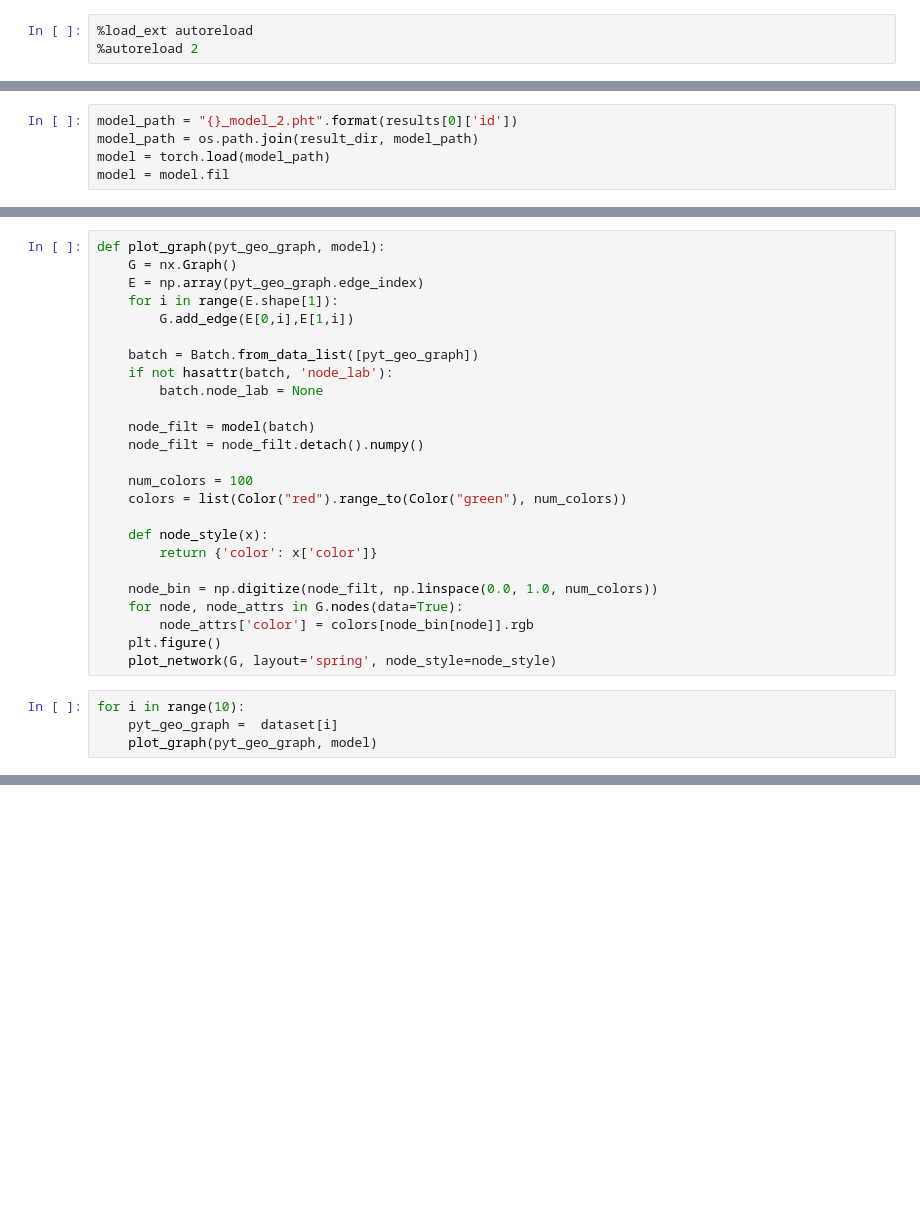
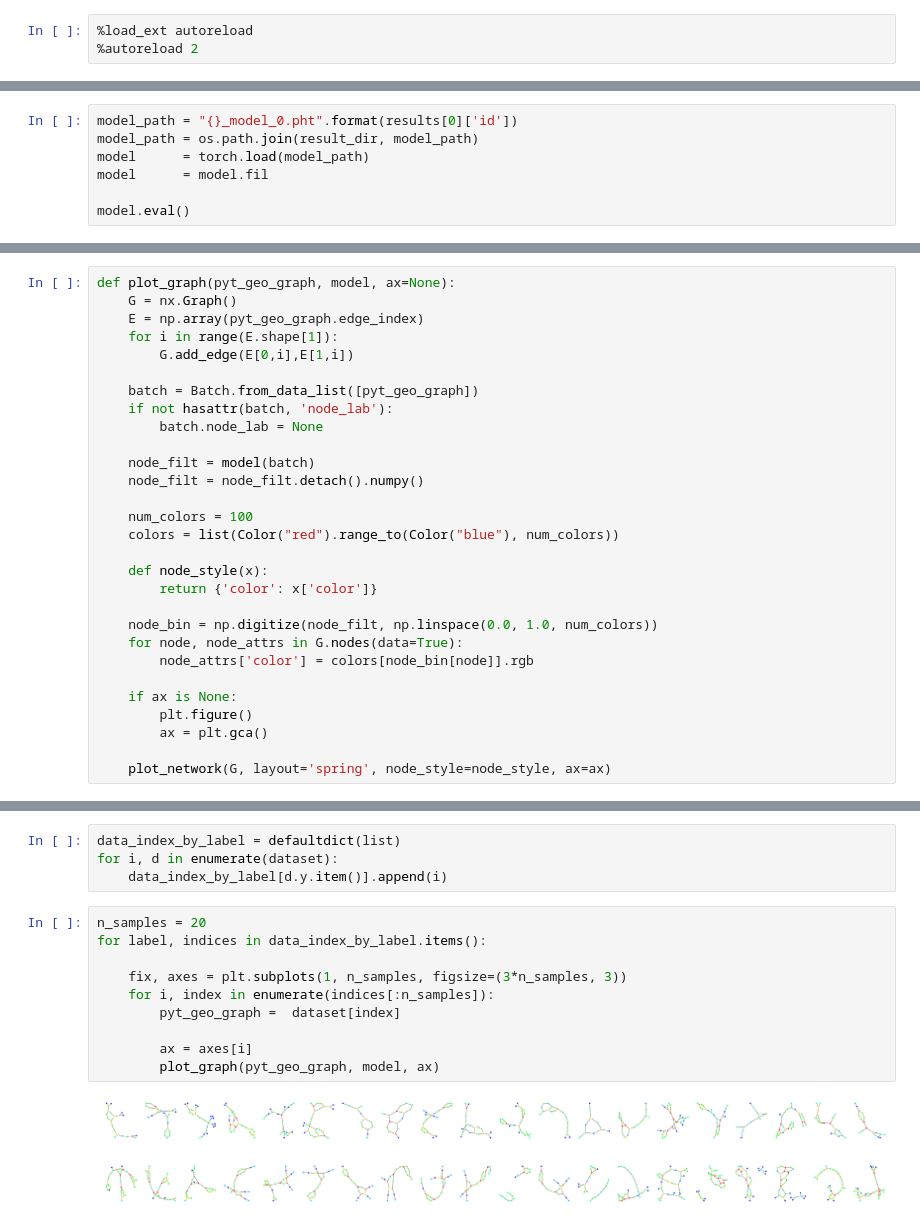
Before and after one commit to c-hofer/graph_filtration_learning, a Jupyter notebook: plt_filtration_visualization.ipynb, the cells around one changed output, grey strips where cells are left out. Cells and saved outputs as stored; diff of their text form; blank space fills up the shorter version.

```diff
--- a/plt_filtration_visualization.ipynb
+++ b/plt_filtration_visualization.ipynb
@@ -55,5 +72,7 @@ def show_graph(T):
 # %%
-model_path = "{}_model_2.pht".format(results[0]['id'])
+model_path = "{}_model_0.pht".format(results[0]['id'])
 model_path = os.path.join(result_dir, model_path)
-model = torch.load(model_path)
-model = model.fil
+model      = torch.load(model_path)
+model      = model.fil
+
+model.eval()
@@ -60,5 +97,5 @@ model = model.fil
 # %%
-def plot_graph(pyt_geo_graph, model):
+def plot_graph(pyt_geo_graph, model, ax=None):
     G = nx.Graph()
     E = np.array(pyt_geo_graph.edge_index)
     for i in range(E.shape[1]):
@@ -72,7 +109,7 @@ def plot_graph(pyt_geo_graph, model):
     node_filt = node_filt.detach().numpy()
 
     num_colors = 100
-    colors = list(Color("red").range_to(Color("green"), num_colors))
+    colors = list(Color("red").range_to(Color("blue"), num_colors))
 
     def node_style(x):
         return {'color': x['color']}
@@ -80,9 +117,9 @@ def plot_graph(pyt_geo_graph, model):
     node_bin = np.digitize(node_filt, np.linspace(0.0, 1.0, num_colors))
     for node, node_attrs in G.nodes(data=True):
         node_attrs['color'] = colors[node_bin[node]].rgb
-    plt.figure()
-    plot_network(G, layout='spring', node_style=node_style)
+
+    if ax is None:
+        plt.figure()
+        ax = plt.gca()
+
+    plot_network(G, layout='spring', node_style=node_style, ax=ax)
-# %%
-for i in range(10):
-    pyt_geo_graph =  dataset[i]
-    plot_graph(pyt_geo_graph, model)
@@ -99,0 +126,17 @@ for i in range(10):
+# %%
+data_index_by_label = defaultdict(list)
+for i, d in enumerate(dataset):
+    data_index_by_label[d.y.item()].append(i)
+# %%
+n_samples = 20
+for label, indices in data_index_by_label.items():
+
+    fix, axes = plt.subplots(1, n_samples, figsize=(3*n_samples, 3))
+    for i, index in enumerate(indices[:n_samples]):
+        pyt_geo_graph =  dataset[index]
+
+        ax = axes[i]
+        plot_graph(pyt_geo_graph, model, ax)
+# %% [output]
+[figure, added]
+[figure, added]
```
Also changed, not shown: parts of 7 cells of this notebook, 2 other files.
